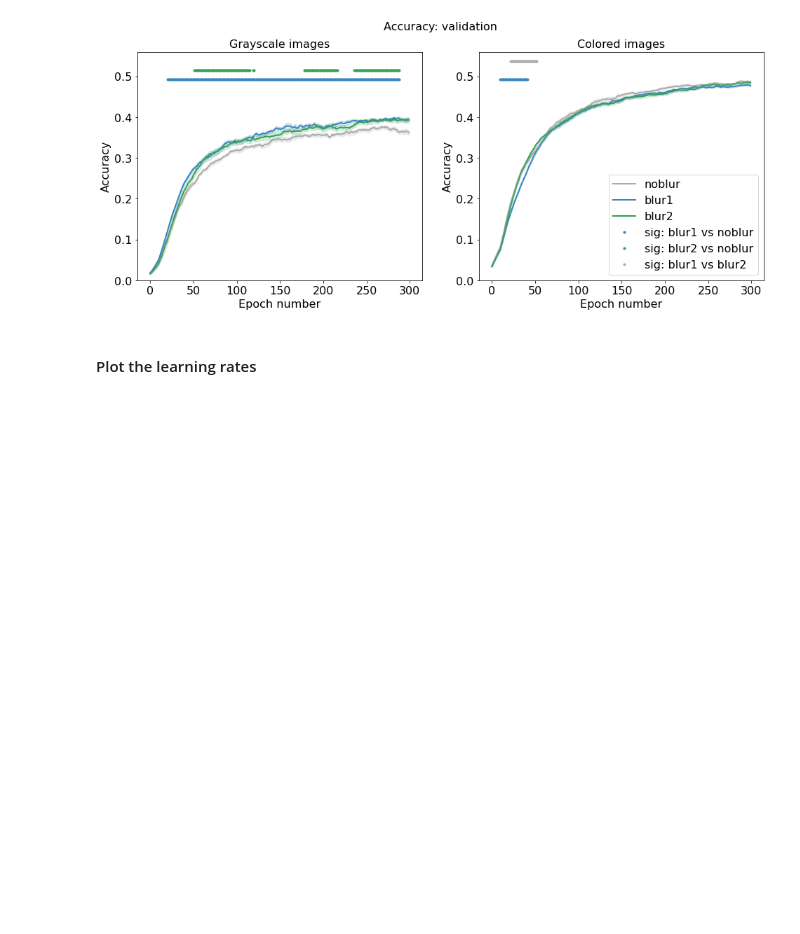
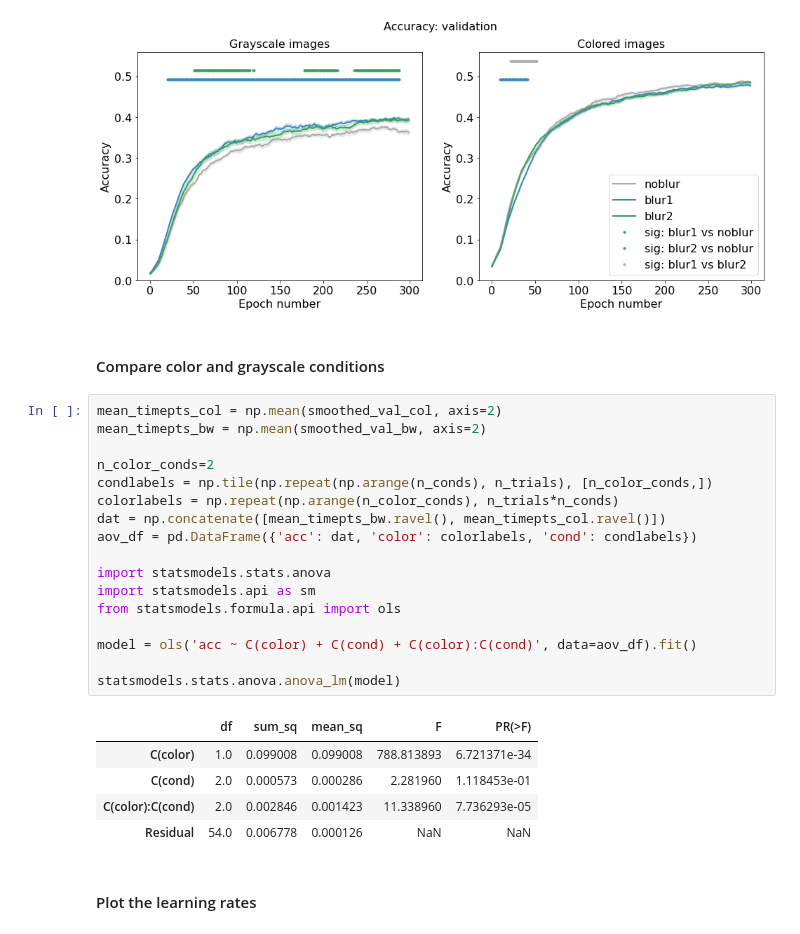
Before and after one commit to tarrlab/startingblurry, a Jupyter notebook: analysis/graphAccuracyEcoset.ipynb, the cells around one changed output. Cells and saved outputs as stored; diff of their text form; blank space fills up the shorter version.

Commit message:
add analysis comparing color and grayscale conds

```diff
--- a/analysis/graphAccuracyEcoset.ipynb
+++ b/analysis/graphAccuracyEcoset.ipynb
@@ -316,6 +316,31 @@ fn2save = os.path.join(root, 'analysis', 'figures', 'Ecoset_accuracy_both.pdf')
 plt.savefig(fn2save)
 # %% [output]
 [figure]
+# %% [markdown]
+#### Compare color and grayscale conditions
+# %%
+mean_timepts_col = np.mean(smoothed_val_col, axis=2)
+mean_timepts_bw = np.mean(smoothed_val_bw, axis=2)
+
+n_color_conds=2
+condlabels = np.tile(np.repeat(np.arange(n_conds), n_trials), [n_color_conds,])
+colorlabels = np.repeat(np.arange(n_color_conds), n_trials*n_conds)
+dat = np.concatenate([mean_timepts_bw.ravel(), mean_timepts_col.ravel()])
+aov_df = pd.DataFrame({'acc': dat, 'color': colorlabels, 'cond': condlabels})
+
+import statsmodels.stats.anova
+import statsmodels.api as sm
+from statsmodels.formula.api import ols
+
+model = ols('acc ~ C(color) + C(cond) + C(color):C(cond)', data=aov_df).fit()
+
+statsmodels.stats.anova.anova_lm(model)
+# %% [output]
+|  | df | sum_sq | mean_sq | F | PR(>F) |
+| C(color) | 1.0 | 0.099008 | 0.099008 | 788.813893 | 6.721371e-34 |
+| C(cond) | 2.0 | 0.000573 | 0.000286 | 2.281960 | 1.118453e-01 |
+| C(color):C(cond) | 2.0 | 0.002846 | 0.001423 | 11.338960 | 7.736293e-05 |
+| Residual | 54.0 | 0.006778 | 0.000126 | NaN | NaN |
 # %% [markdown]
 #### Plot the learning rates
 # %%
```
Also changed, not shown: 1 other file.
